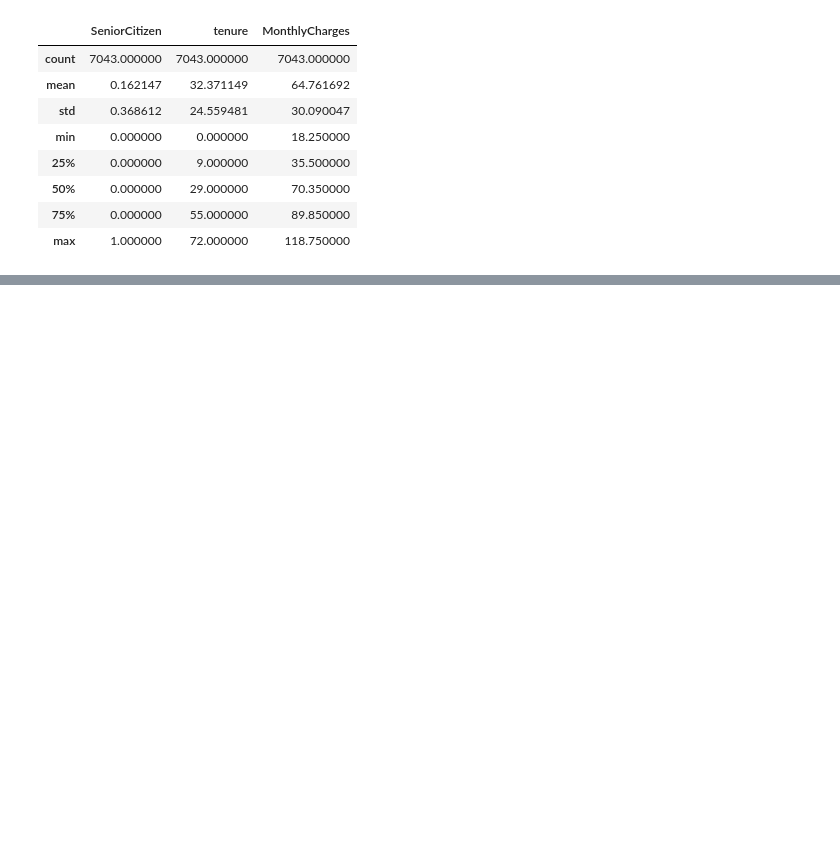
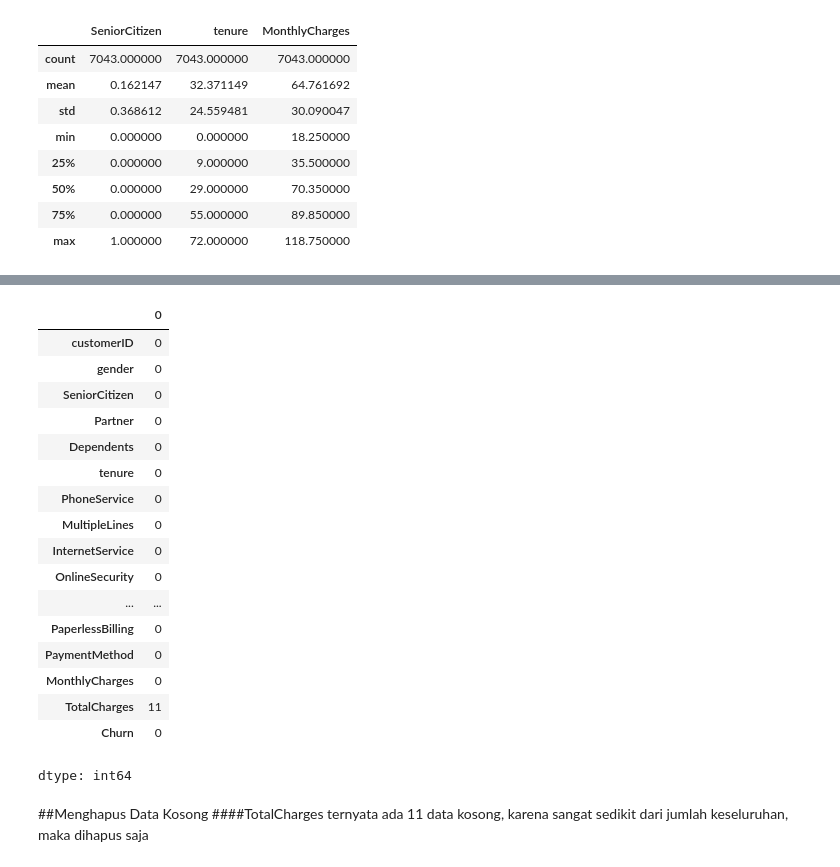
Before and after one commit to kumisganteng/PraktikumPBOB2, a Jupyter notebook: Improving_Customer_Retention_Analysis.ipynb, the cells around one changed output, grey strips where cells are left out. Cells and saved outputs as stored; diff of their text form; code cells hidden in the pictures; blank space fills up the shorter version.

```diff
--- a/Improving_Customer_Retention_Analysis.ipynb
+++ b/Improving_Customer_Retention_Analysis.ipynb
@@ -30,0 +90,27 @@ churn_data.describe()
+# %%
+#Mengeubah kekosongan menjadi NA
+churn_data = churn_data.replace(r'^\s*$', pd.NA, regex=True)
+# %%
+churn_data.isnull().sum()
+# %% [output]
+|  | 0 |
+| customerID | 0 |
+| gender | 0 |
+| SeniorCitizen | 0 |
+| Partner | 0 |
+| Dependents | 0 |
+| tenure | 0 |
+| PhoneService | 0 |
+| MultipleLines | 0 |
+| InternetService | 0 |
+| OnlineSecurity | 0 |
+| ... | ... |
+| PaperlessBilling | 0 |
+| PaymentMethod | 0 |
+| MonthlyCharges | 0 |
+| TotalCharges | 11 |
+| Churn | 0 |
+dtype: int64
+# %% [markdown]
+##Menghapus Data Kosong
+####TotalCharges ternyata ada 11 data kosong, karena sangat sedikit dari jumlah keseluruhan, maka dihapus saja
```
Also changed, not shown: parts of 15 cells of this notebook.
